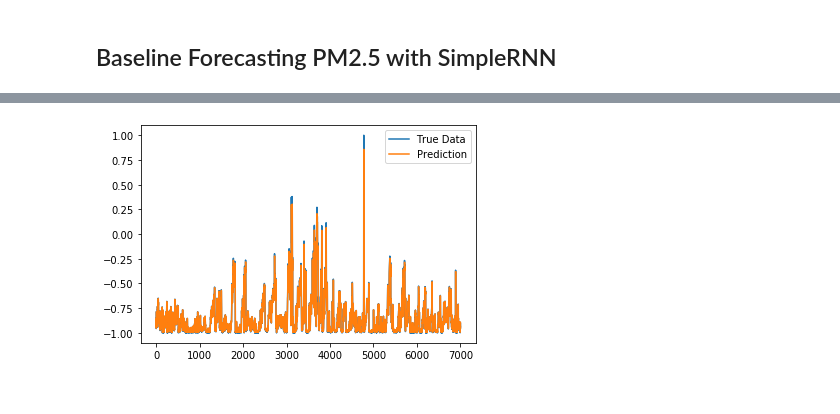
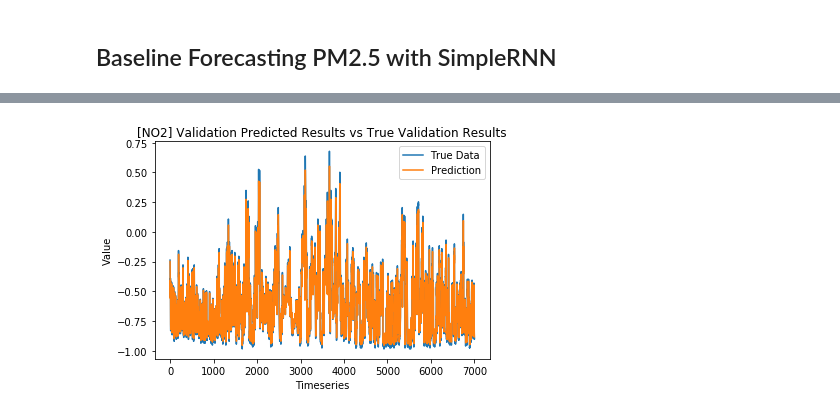
Before and after one commit to rickypereira/BeijingAirPollutionPrediction, a Jupyter notebook: Recurrent Neural Network.ipynb, the cells around one changed output, grey strips where cells are left out. Drawn from its saved outputs; the diff is of its cells as text; code cells hidden in the pictures.

```diff
--- a/Recurrent Neural Network.ipynb
+++ b/Recurrent Neural Network.ipynb
@@ -669,0 +756,32 @@ validate_prediction(rescaled, rescaled_y_val)
+# %%
+X, y = prepare(dataset, "NO2")
+keras.backend.clear_session()
+
+X_train, X_val, X_test, y_train, y_val, y_test = split(X, y)
+toReshape = [X_train, X_val, X_test]
+reshaped = reshape(toReshape)
+X_train, X_val, X_test = reshaped[0], reshaped[1], reshaped[2]
+# %%
+model_configs = load_model_config("Wanshouxigong", "SO2")
+# %%
+model = Sequential()
+with Timer(logger, "Building Model"):
+    for layer in model_configs['model']['layers']:
+        units = layer['units'] if 'units' in layer else None
+        dropout_rate = layer['rate'] if 'rate' in layer else None
+        activation = layer['activation'] if 'activation' in layer else None
+        return_seq = layer['return_seq'] if 'return_seq' in layer else None
+        input_timesteps = layer['input_timesteps'] if 'input_timesteps' in layer else None
+        input_dim = layer['input_dim'] if 'input_dim' in layer else None
+
+
+        if layer['type'] == 'dense':
+            model.add(Dense(units, activation=activation))
+        if layer['type'] == 'simple':
+            model.add(SimpleRNN(units, input_shape=(input_timesteps, input_dim)))
+        if layer['type'] == 'lstm':
+            model.add(LSTM(units, input_shape=(input_timesteps, input_dim), return_sequences=return_seq))
+        if layer['type'] == 'dropout':
+                model.add(Dropout(dropout_rate))
+
+    model.compile(loss=model_configs['model']['loss'], optimizer=model_configs['model']['optimizer'])
@@ -669,0 +791,4 @@ validate_prediction(rescaled, rescaled_y_val)
+# %%
+nb_epoch = 30
+batch_size = 16
+model.fit(X_train, y_train, epochs=nb_epoch, batch_size=batch_size)
@@ -670,5 +814,6 @@ validate_prediction(rescaled, rescaled_y_val)
 # %%
+predicted = model.predict(X_val)
 predicted = np.reshape(predicted, (predicted.size,))
-plot_results(predicted, y_val)
+plot_results(predicted, y_val, "[NO2] Validation Predicted Results vs True Validation Results")
 # %% [output]
-[figure, old version]
+[figure, new version]
```
Also changed, not shown: parts of 48 cells of this notebook, 2 other files.
